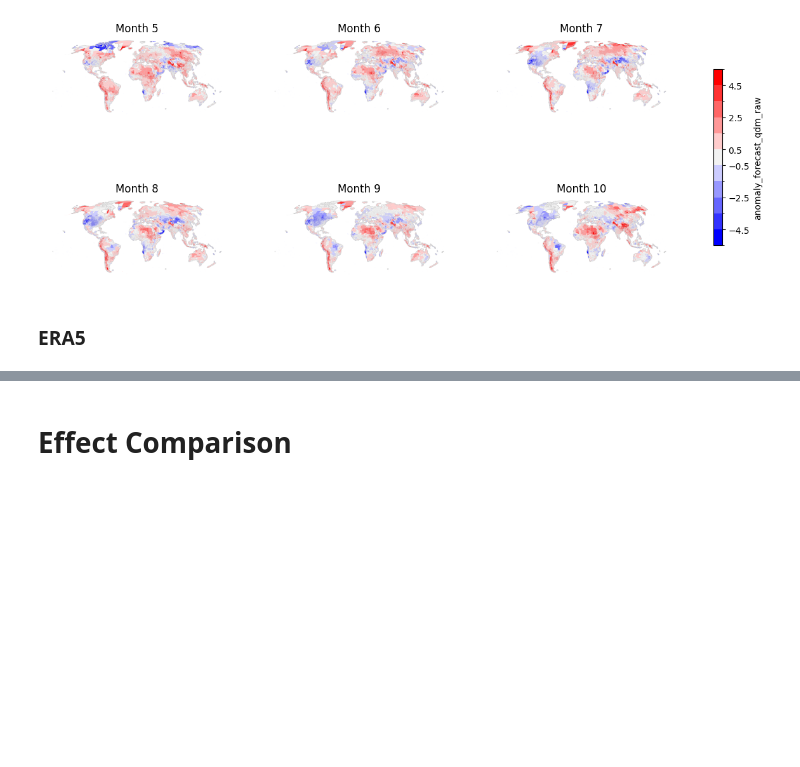
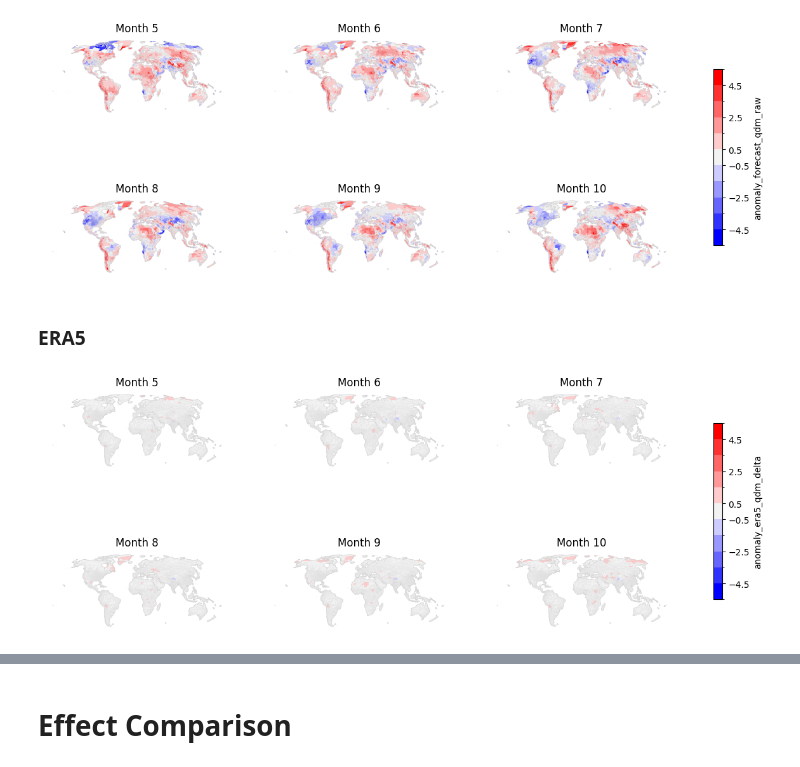
Before and after one commit to ClimateImpactLab/poreallas, a Jupyter notebook: analysis/a08_qdm_may.ipynb, the cells around one changed output, grey strips where cells are left out. Drawn from its saved outputs; the diff is of its cells as text; code cells hidden in the pictures; blank space fills up the shorter version.

```diff
--- a/analysis/a08_qdm_may.ipynb
+++ b/analysis/a08_qdm_may.ipynb
@@ -126,6 +126,22 @@ fig.savefig(f"anomaly_forecast_qdm_raw.png", dpi=600, bbox_inches="tight")
 [figure]
 # %% [markdown]
 ### ERA5
+# %%
+diff = era5_qdm-era5_gmfd
+
+_polygons_delta = analysis_utils.xarray_to_gpd(diff['tas'], _polygons)
+fig = analysis_utils.plot_monthly(
+    _polygons_delta,
+    col='tas',
+    cm = 'bwr',
+    vmin = -5, vmax = 5,
+    sup_title=f"",
+    cbar_label= "anomaly_era5_qdm_delta",
+)
+
+fig.savefig(f"anomaly_era5_qdm_delta.png", dpi=600, bbox_inches="tight")
+# %% [output]
+[figure, added]
 # %%
 diff = era5_qdm-era5_raw
 
```
Also changed, not shown: parts of 3 cells of this notebook.
